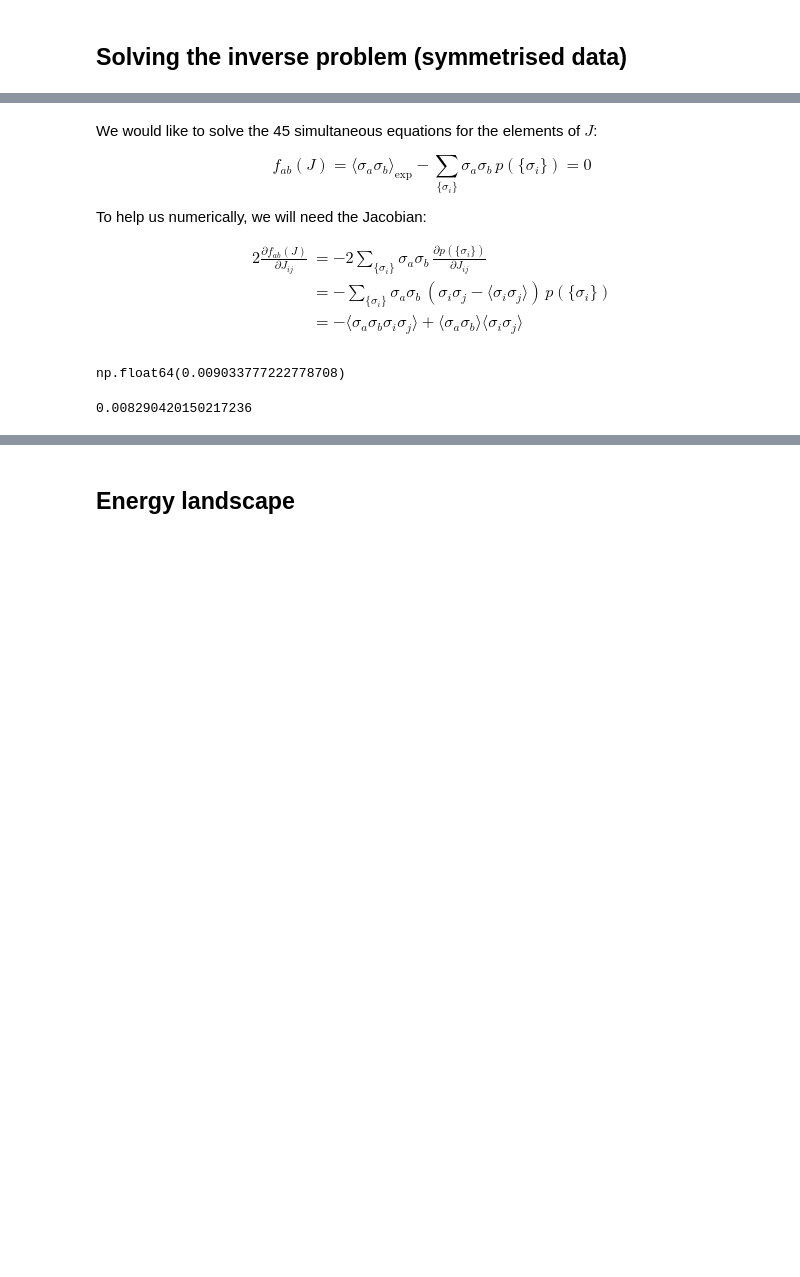
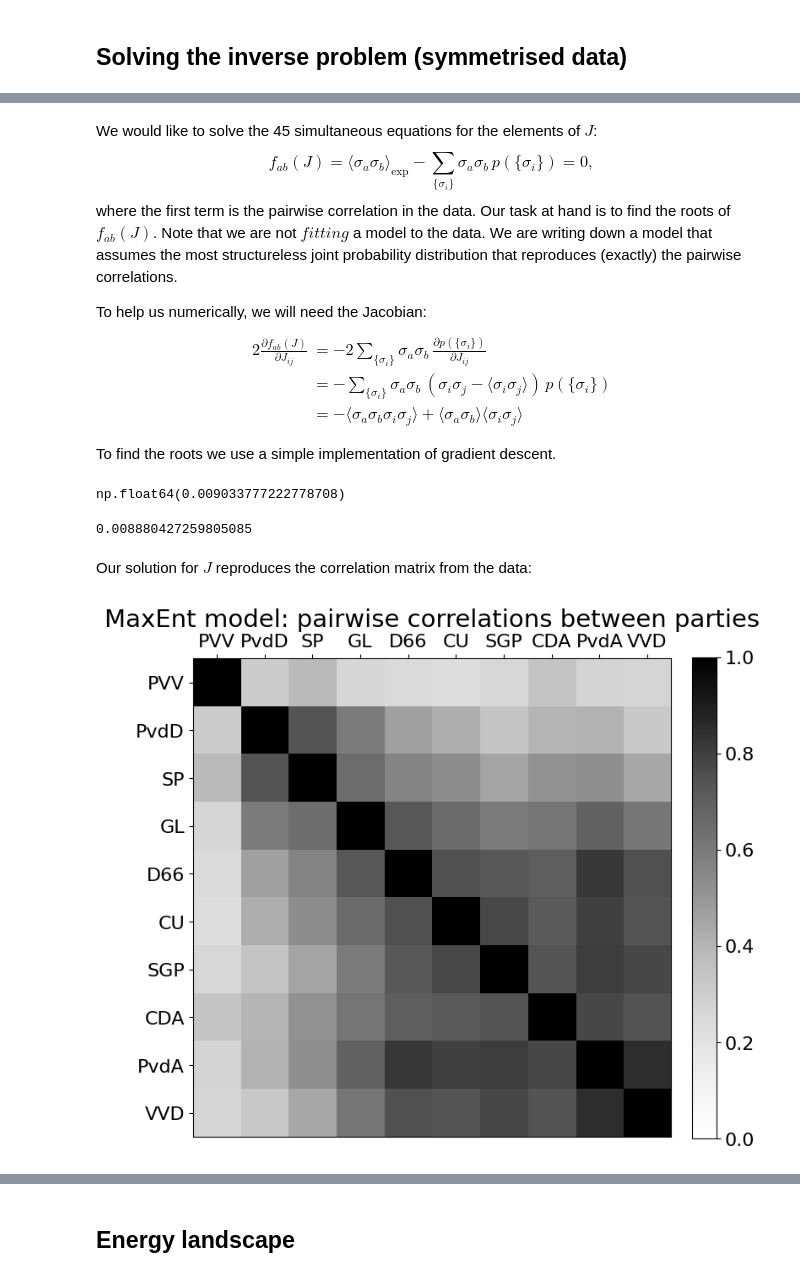
Before and after one commit to olivierwitteveen/dutch-parliament-max-ent, a Jupyter notebook: tk_stemming.ipynb, the cells around one changed output, grey strips where cells are left out. Drawn from its saved outputs; the diff is of its cells as text; code cells hidden in the pictures; blank space fills up the shorter version.

```diff
--- a/tk_stemming.ipynb
+++ b/tk_stemming.ipynb
@@ -331,12 +338,11 @@ $$
 # %% [markdown]
 We would like to solve the 45 simultaneous equations for the elements of $J$:
-
 $$
-f_{ab}(J) = \langle \sigma_a \sigma_b \rangle_{\mathrm{exp}} - \sum_{\{\sigma_i\}} \sigma_a \sigma_b \, p(\{\sigma_i\}) = 0
+f_{ab}(J) = \langle \sigma_a \sigma_b \rangle_{\mathrm{exp}} - \sum_{\{\sigma_i\}} \sigma_a \sigma_b \, p(\{\sigma_i\}) = 0,
 $$
+where the first term is the pairwise correlation in the data. Our task at hand is to find the roots of $f_{ab}(J)$. Note that we are not $\textit{fitting}$ a model to the data. We are writing down a model that assumes the most structureless joint probability distribution that reproduces (exactly) the pairwise correlations.
 
 To help us numerically, we will need the Jacobian:
-
 $$
 \begin{split}
 2\frac{\partial f_{ab} (J) }{\partial J_{ij}} &= - 2\sum_{\{\sigma_i\}} \sigma_a \sigma_b \, \frac{\partial p(\{\sigma_i\})}{\partial J_{ij}} \\
@@ -344,6 +350,8 @@ $$
 &= -\langle \sigma_a \sigma_b \sigma_i \sigma_j \rangle + \langle \sigma_a \sigma_b \rangle \langle \sigma_i \sigma_j \rangle
 \end{split}
 $$
+
+To find the roots we use a simple implementation of gradient descent.
 # %%
 # function that takes a decimal number and returns a binary vector of given length
 def decimal_to_binary_vector(decimal_number, vector_length):
@@ -448,7 +457,7 @@ obj(pvec)
 # %% [output]
 np.float64(0.009033777222778708)
 # %%
-it = 500
+it = 100
 i = 0
 
 while i < it:
@@ -458,6 +467,21 @@ while i < it:
 
 print(obj(pvec))
 # %% [output]
-0.008290420150217236
+0.008880427259805085
+# %% [markdown]
+Our solution for $J$ reproduces the correlation matrix from the data:
+# %%
+fig, ax = plt.subplots(1, figsize=(8,8))
+im = ax.imshow(corr2(pvec), cmap='Grays', vmin=0, vmax=+1, extent=[0,10,0,10])
+cbar = fig.colorbar(im, ax=ax, fraction=0.046, pad=0.04)
+cbar.ax.tick_params(labelsize=16)
+ax.set_xticks(np.linspace(0.5, 9.5, 10))
+ax.set_yticks(np.linspace(9.5, 0.5, 10))
+ax.set_xticklabels(filtered_parties_short, fontsize=16)
+ax.set_yticklabels(filtered_parties_short, fontsize=16)
+ax.set_title('MaxEnt model: pairwise correlations between parties', fontsize=21)
+ax.xaxis.tick_top()
+# %% [output]
+[figure, added]
 # %%
 fig, ax = plt.subplots(1, figsize=(8,8))
```
Also changed, not shown: parts of 7 cells of this notebook.
